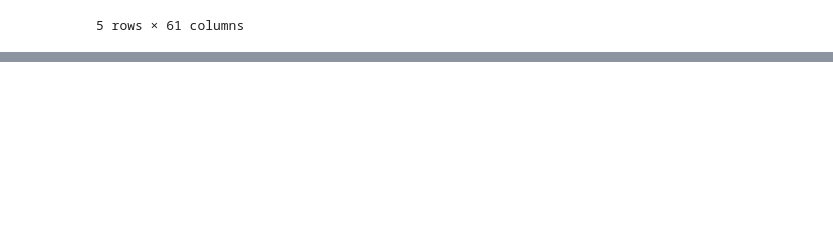
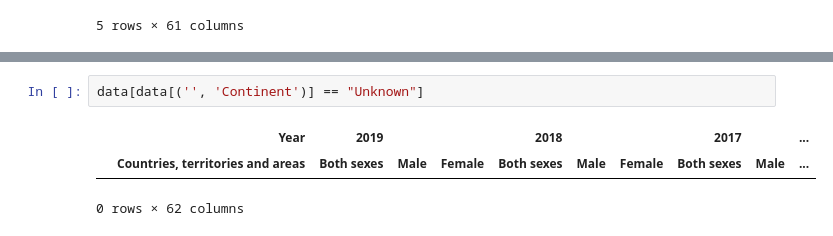
Before and after one commit to khanhst0209/DV_Midterm, a Jupyter notebook: Preprocessing.ipynb, the cells around one changed output, grey strips where cells are left out. Drawn from its saved outputs; the diff is of its cells as text; blank space fills up the shorter version.

```diff
--- a/Preprocessing.ipynb
+++ b/Preprocessing.ipynb
@@ -81,3 +82,9 @@ data
 | 181 | Zambia | 20.5 | 30.8 | 10.3 | 20.5 | 30.9 | 10.4 | 20.6 | 30.8 | ... |
 | 182 | Zimbabwe | 41.2 | 67.9 | 16.9 | 40.6 | 66.8 | 16.8 | 40.1 | 65.7 | ... |
 183 rows × 62 columns
+# %%
+data[data[('', 'Continent')] == "Unknown"]
+# %% [output]
+|  | Year | 2019 |  |  | 2018 |  |  | 2017 |  | ... |
+|  | Countries, territories and areas | Both sexes | Male | Female | Both sexes | Male | Female | Both sexes | Male | ... |
+0 rows × 62 columns
```
Also changed, not shown: parts of 2 cells of this notebook, 2 other files.
